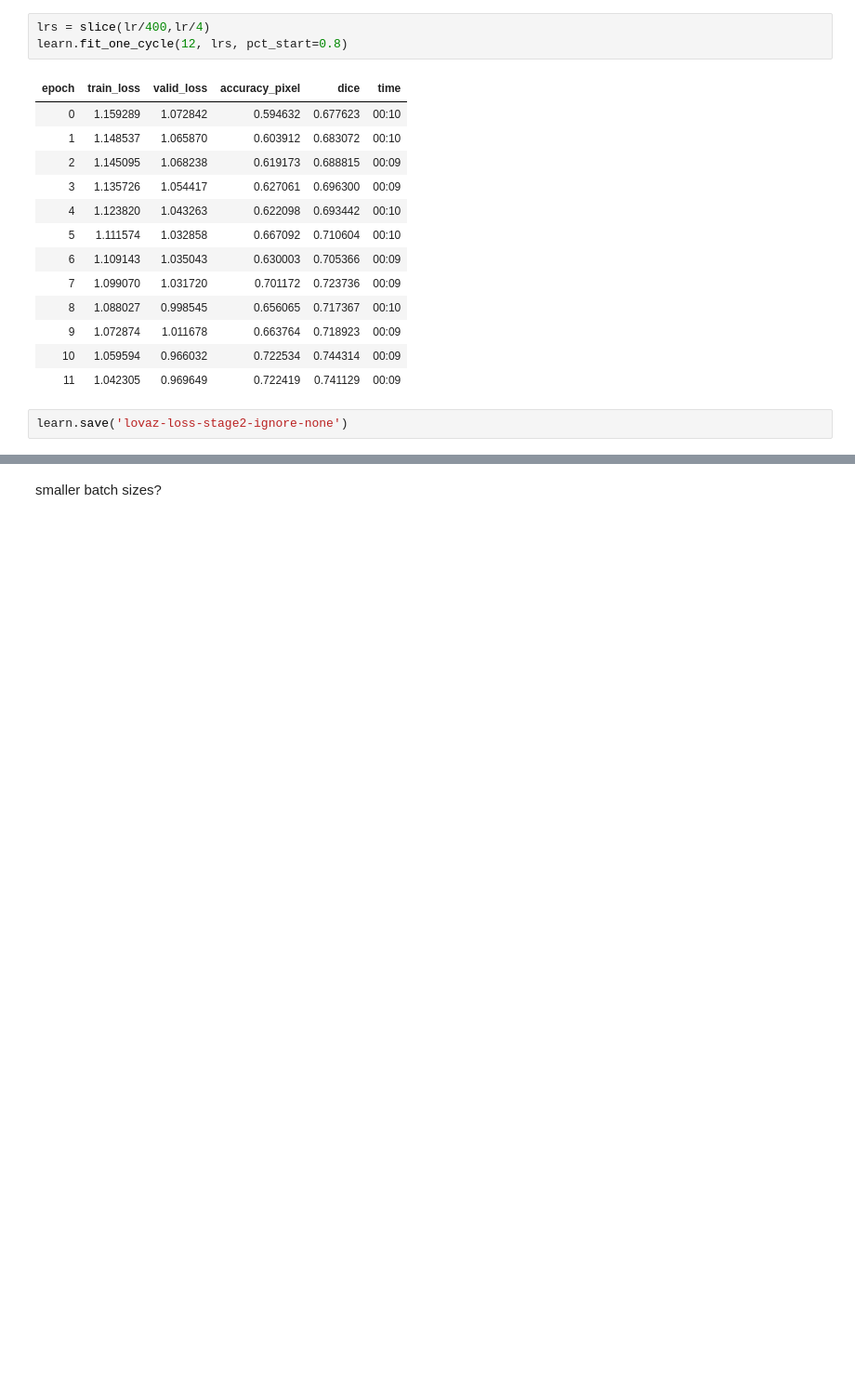
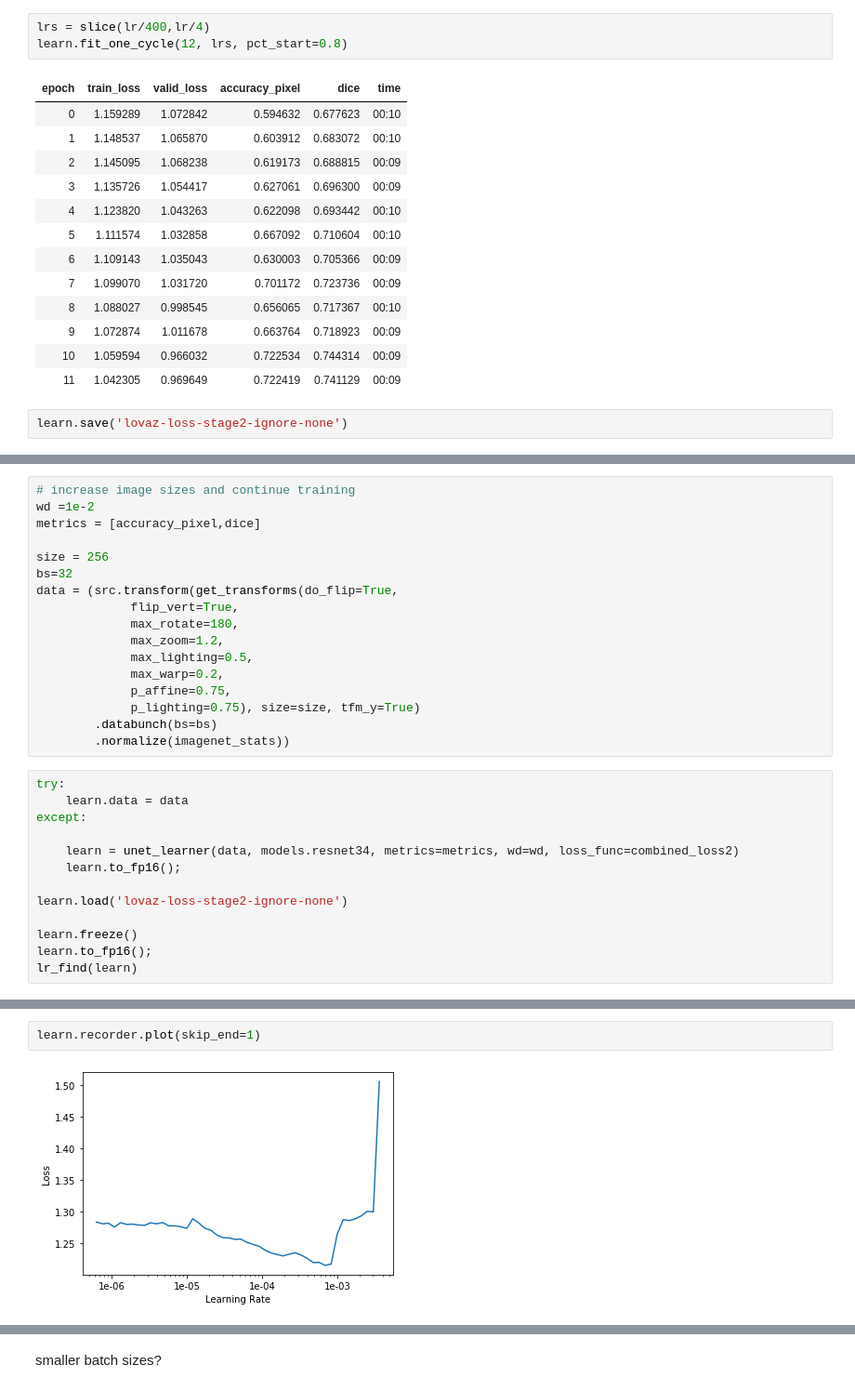
Before and after one commit to wwymak/spacenet-buildings, a Jupyter notebook: improving semantic segmentation.ipynb, the cells around one changed output, grey strips where cells are left out. Shown at 93% size. Saved outputs shown, nothing was run; the diff lists cells and outputs as text; blank space fills up the shorter version.

```diff
--- a/improving semantic segmentation.ipynb
+++ b/improving semantic segmentation.ipynb
@@ -275,0 +260,30 @@ def fit(pct_start):
+# %%
+# increase image sizes and continue training
+wd =1e-2
+metrics = [accuracy_pixel,dice]
+
+size = 256
+bs=32
+data = (src.transform(get_transforms(do_flip=True,
+             flip_vert=True,
+             max_rotate=180,
+             max_zoom=1.2,
+             max_lighting=0.5,
+             max_warp=0.2,
+             p_affine=0.75,
+             p_lighting=0.75), size=size, tfm_y=True)
+        .databunch(bs=bs)
+        .normalize(imagenet_stats))
+# %%
+try:
+    learn.data = data
+except:
+
+    learn = unet_learner(data, models.resnet34, metrics=metrics, wd=wd, loss_func=combined_loss2)
+    learn.to_fp16();
+
+learn.load('lovaz-loss-stage2-ignore-none')
+
+learn.freeze()
+learn.to_fp16();
+lr_find(learn)
@@ -275,0 +293,4 @@ def fit(pct_start):
+# %%
+learn.recorder.plot(skip_end=1)
+# %% [output]
+[figure, added]
```
Also changed, not shown: parts of 11 cells of this notebook, 2 other files.
